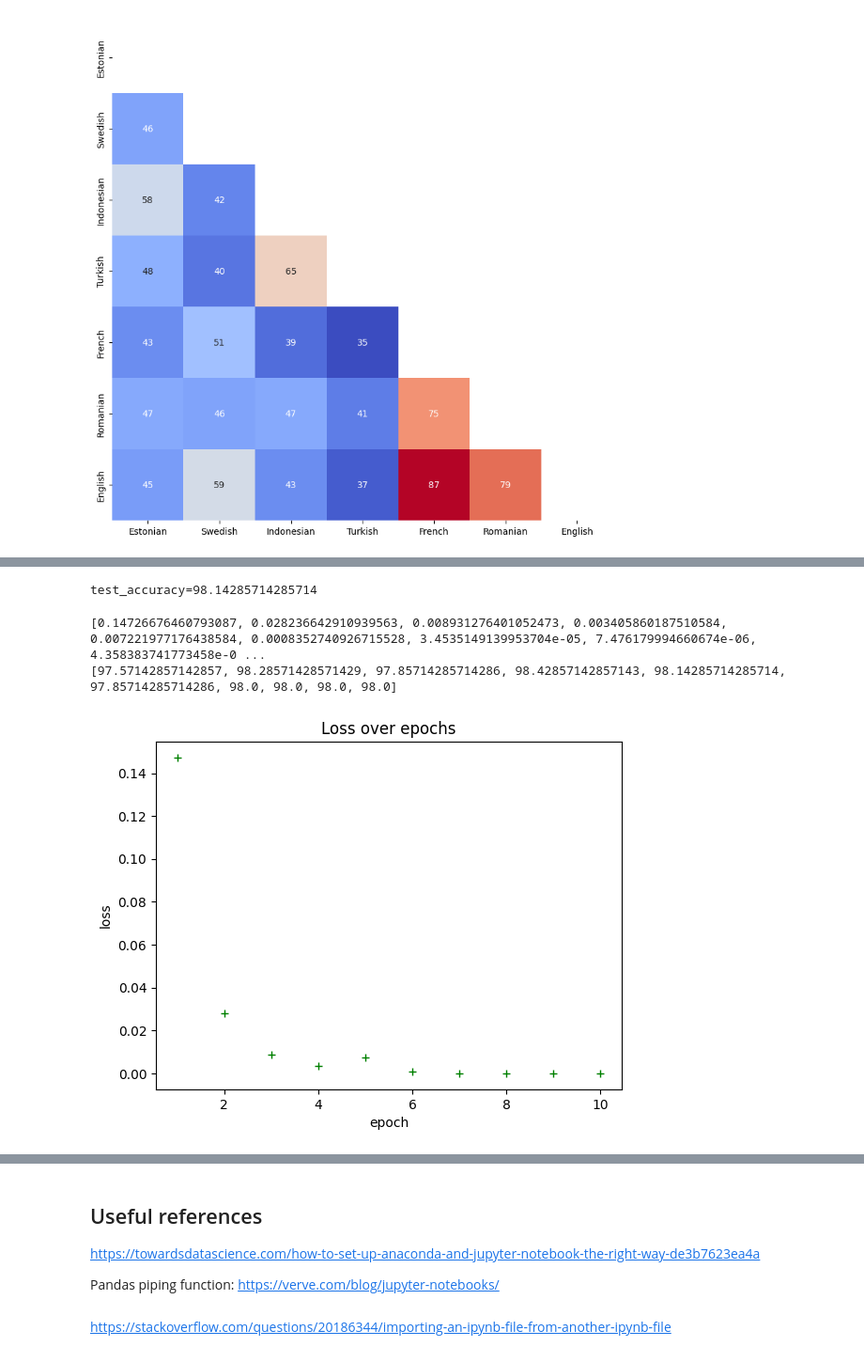
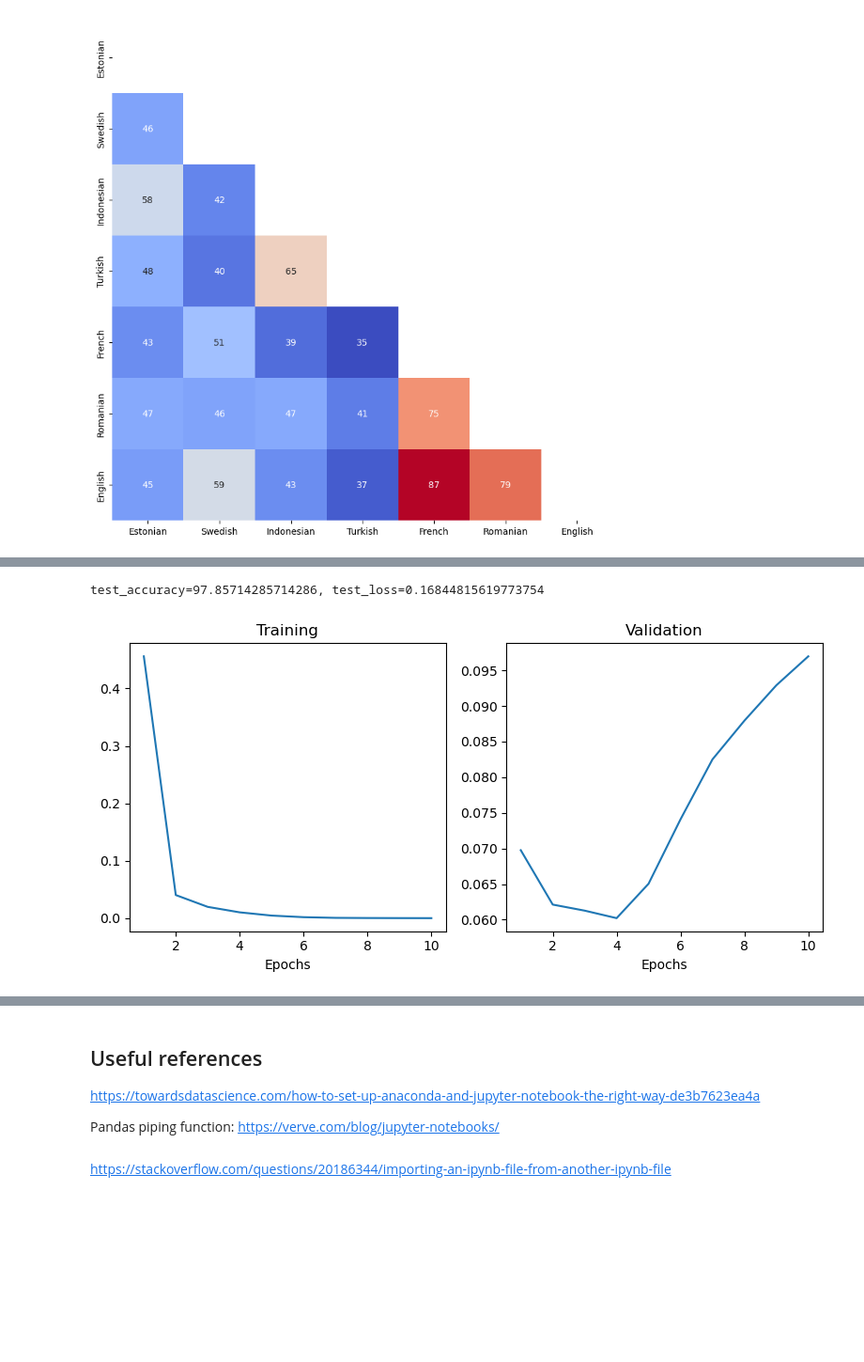
Before and after one commit to 2022-23-M2-NLP-NN-project-topic-4/language-identification, a Jupyter notebook: NN-project.ipynb, the cells around one changed output, grey strips where cells are left out. Shown: that part at 94% size. Drawn from its saved outputs; the diff is of its cells as text; code cells hidden in the pictures; blank space fills up the shorter version.

Commit message:
Confusion Matrix and Loss curve

```diff
--- a/NN-project.ipynb
+++ b/NN-project.ipynb
@@ -395,7 +360,7 @@ class ClassifModel(nn.Module):
         self,
         input_size,
         output_size,
-        hidden_size=500,
+        hidden_size=20,
         act_fn=nn.ReLU(),
         n_hidden_layers=1,
     ):
@@ -409,9 +374,7 @@ class ClassifModel(nn.Module):
                 nn.Sequential(nn.Linear(hidden_size, hidden_size), act_fn)
             )
 
-        print("len of self.hiddens:", len(self.hiddens))
-
-        alt_hidden_size = 250
+        alt_hidden_size = 30
         # This one is not in the hiddens loop because it has a different out_features size
         self.hidden2 = nn.Sequential(nn.Linear(hidden_size, alt_hidden_size), act_fn)
 
@@ -534,8 +518,8 @@ def train_val_classifier(
     # Initialize a list to record the training loss over epochs
     loss_all_epochs = []
     altLossAllEpochs = []  # Alternate method, loss
-    evalAllEpochs = []  # list of validation metric (e.g. loss or accuracy)
-
+    evalAllEpochsAcc = []  # list of validation metric (e.g. loss or accuracy)
+    evalAllEpochsLoss = []
     # Training loop
     for epoch in range(num_epochs):
         # Initialize the training loss for the current epoch
@@ -571,25 +555,26 @@ def train_val_classifier(
         altLossAllEpochs.append(altLossAvgThisEpoch)
 
         # at end of each epoch, compute the validation metric (e.g. accuracy, loss) of the model on validation subset
-        this_eval = eval_mlp_classifier(model_tr, eval_dataloader)
-        evalAllEpochs.append(this_eval)
+        eval_acc, eval_loss = eval_mlp_classifier(model_tr, eval_dataloader, loss_fn)
+        evalAllEpochsAcc.append(eval_acc)
+        evalAllEpochsLoss.append(eval_loss)
 
         if verbose:
             msg = "TRAINING Epoch [{}/{}], loss: {:.4f}, accuracy: {:.4f}"
-            print(msg.format(epoch + 1, num_epochs, altLossAvgThisEpoch, this_eval))
+            print(msg.format(epoch + 1, num_epochs, altLossAvgThisEpoch, eval_acc))
 
         # is eval metric improving? if so, then we save the current model as the 'model_opt'.
-        if len(evalAllEpochs) == 1:
+        if len(evalAllEpochsAcc) == 1:
             print("only one eval done yet")
             model_opt = model_tr
-        elif (this_eval >= max(evalAllEpochs)) and (
-            this_eval not in evalAllEpochs[:-1]
+        elif (eval_acc >= max(evalAllEpochsAcc)) and (
+            eval_acc not in evalAllEpochsAcc[:-1]
         ):
             # <= min() for "is LOSS DEcreasing", or >= max() for "is accuracy increasing"
             print("saving model from epoch {} as new model_opt".format(epoch + 1))
             model_opt = model_tr
 
-    return model_opt, altLossAllEpochs, evalAllEpochs
+    return model_opt, altLossAllEpochs, evalAllEpochsAcc, evalAllEpochsLoss
 # %%
 # STEP 6: Evaluate the model on the test data.
 # In this part, it is expected to choose an appropriate evaluation metric based on your task.
@@ -605,6 +590,9 @@ OPTIMIZER = torch.optim.Adam
 
 if True:
     batch_size = 8
+    num_epochs = 10
+    loss_fn = LOSS_FN()
+
     train_dataloader = train_dataloader
     val_dataloader = val_dataloader
 
@@ -613,13 +601,12 @@ if True:
 
     model = ClassifModel(input_size, output_size)
 
-    num_epochs = 10
-    loss_fn = LOSS_FN()  # don't forget to instantiate() the loss fn
+
+      # don't forget to instantiate() the loss fn
     learning_rate = learning_rate
-
     optimizer = OPTIMIZER
 
-    trained_model, losses, evals = train_val_classifier(
+    trained_model, losses, evalsAcc, evalsLoss = train_val_classifier(
         model,
         train_dataloader,
         val_dataloader,
@@ -646,20 +632,13 @@ TRAINING Epoch [10/10], loss: 0.0000, accuracy: 98.0000
 # %%
 # Finally, execute testing/eval also on the test data...
-test_accuracy = eval_mlp_classifier(trained_model, test_dataloader)
-print(f'{test_accuracy=}')
+test_accuracy, test_loss  = eval_mlp_classifier(trained_model, test_dataloader, loss_fn)
+print(f'{test_accuracy=}, {test_loss=}')
 # %% [output]
-test_accuracy=98.14285714285714
+test_accuracy=97.85714285714286, test_loss=0.16844815619773754
-# %%
-#print(trained_model)
-print(losses)
-print(evals)
-# %% [output]
-[0.14726676460793087, 0.028236642910939563, 0.008931276401052473, 0.003405860187510584, 0.007221977176438584, 0.0008352740926715528, 3.4535149139953704e-05, 7.476179994660674e-06, 4.358383741773458e-0 ...
-[97.57142857142857, 98.28571428571429, 97.85714285714286, 98.42857142857143, 98.14285714285714, 97.85714285714286, 98.0, 98.0, 98.0, 98.0]
 # %%
-plt_list_over_epochs(losses)
+plt_list_over_epochs(losses, evalsLoss)
 # %% [output]
-[figure, old version]
+[figure, new version]
 # %%
 # STEP 7: Save the trained model parameters, and the obtained results if needed.
 #########
```
Also changed, not shown: parts of 11 cells of this notebook, 2 other files.
